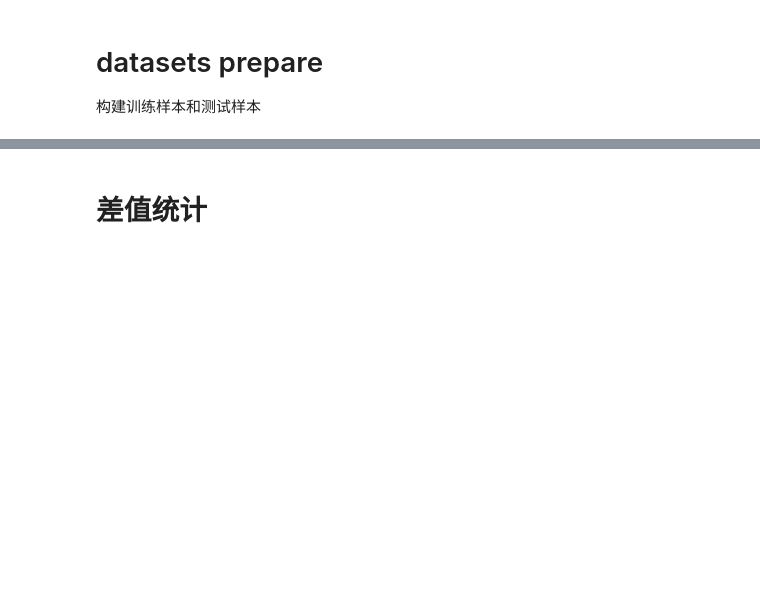
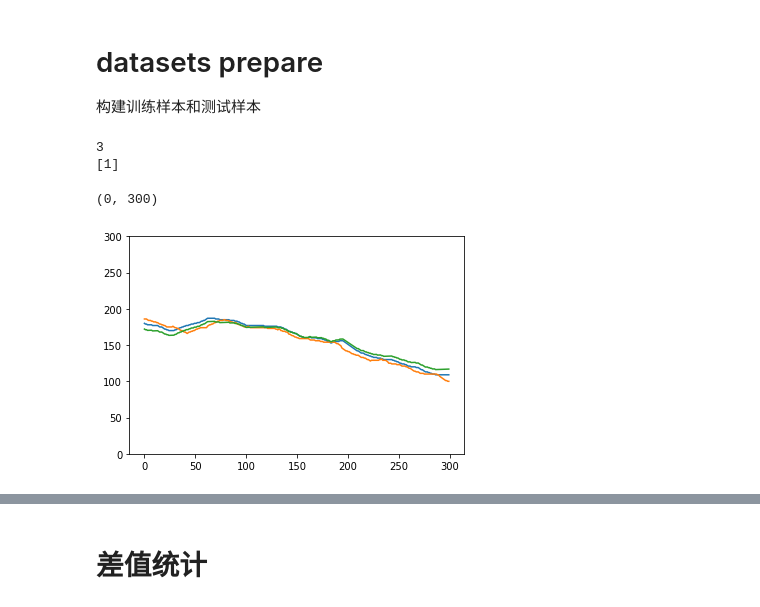
Before and after one commit to Peterisfar/Skyline-Similarity-with-Siamese-Networks-in-Pytorch, a Jupyter notebook: datasets_prepare.ipynb, the cells around one changed output, grey strips where cells are left out. Saved outputs shown, nothing was run; the diff lists cells and outputs as text; code cells hidden in the pictures; blank space fills up the shorter version.

```diff
--- a/datasets_prepare.ipynb
+++ b/datasets_prepare.ipynb
@@ -115,10 +120,19 @@ datasets_prepare(skylines_d[1000:], skylines_r[1000:], train=False)
 # %%
 # visual data
 id0 = random.randint(0, 19999)
 id1 = random.randint(0, 49)
 skyline_ = read_data_row("./data/train/{}.{}.txt".format(id0, id1), 1)
 skyline = skyline_.strip().split(" ")
-plt.plot(np.array(list(map(int, skyline[0].split(',')))))
-plt.plot(np.array(list(map(int, skyline[1].split(',')))))
+line0 = np.array(list(map(int, skyline[0].split(','))))
+line1 = np.array(list(map(int, skyline[1].split(','))))
+line2 = Rotate()(line0)
+plt.plot(line0)
+plt.plot(line1)
+plt.plot(line2)
 print(list(map(int, skyline[2])))
 plt.ylim(0,300)
+# %% [output]
+3
+[1]
+(0, 300)
+[figure, added]
```
Also changed, not shown: parts of 4 cells of this notebook.
